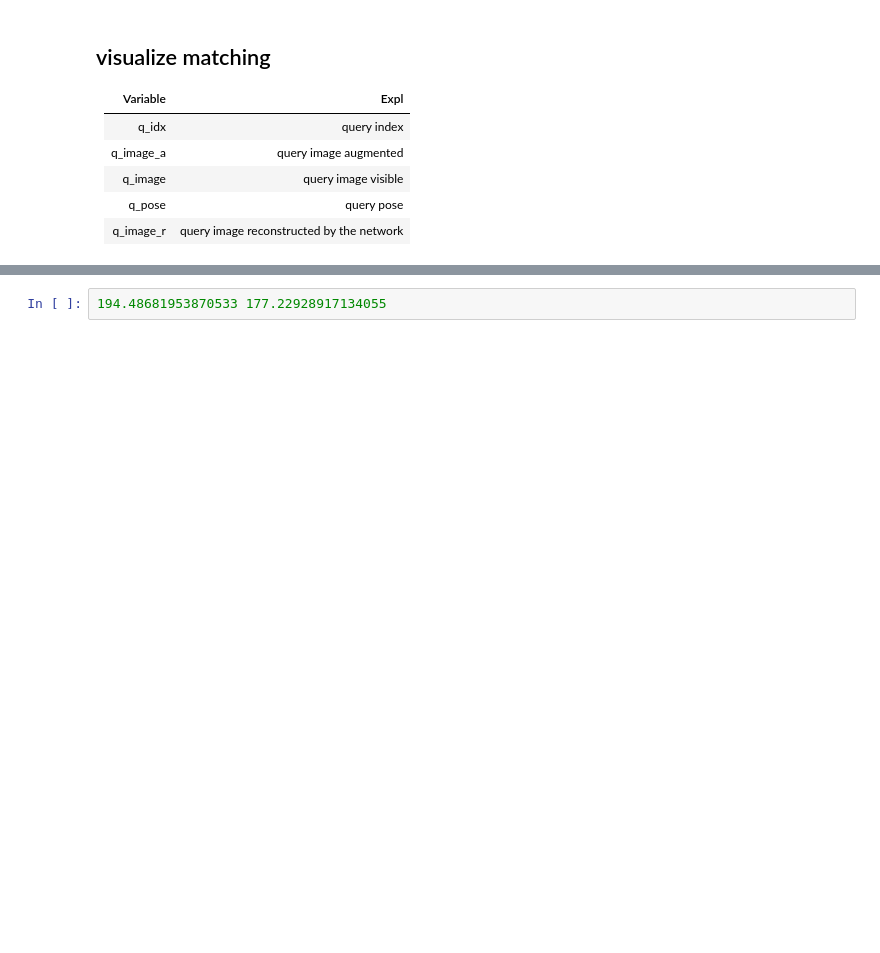
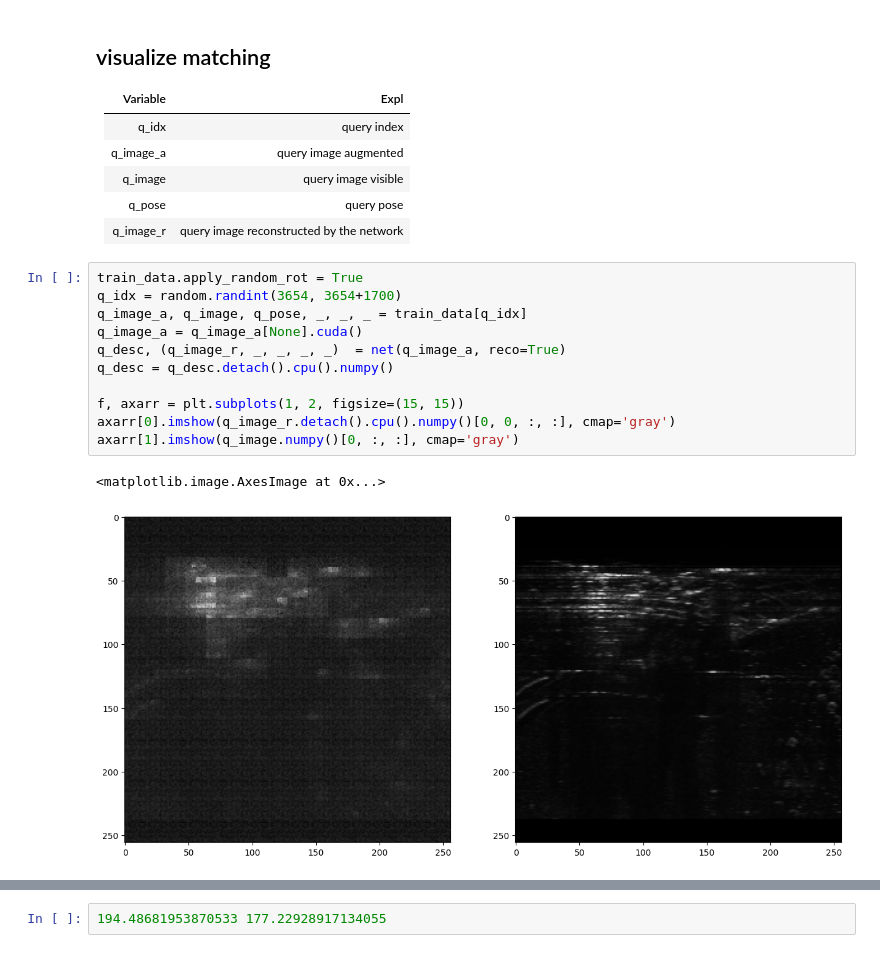
Before and after one commit to Bender97/SonarDescriptor-DF, a Jupyter notebook: SonarDescriptor_method-Copy1.ipynb, the cells around one changed output, grey strips where cells are left out. Drawn from its saved outputs; the diff is of its cells as text; blank space fills up the shorter version.

```diff
--- a/SonarDescriptor_method-Copy1.ipynb
+++ b/SonarDescriptor_method-Copy1.ipynb
@@ -1153,6 +1175,20 @@ localization error:  187.81046 meters
 | q_image    | query image visible    |
 | q_pose    | query pose    |
 | q_image_r    | query image reconstructed by the network    |
+# %%
+train_data.apply_random_rot = True
+q_idx = random.randint(3654, 3654+1700)
+q_image_a, q_image, q_pose, _, _, _ = train_data[q_idx]
+q_image_a = q_image_a[None].cuda()
+q_desc, (q_image_r, _, _, _, _)  = net(q_image_a, reco=True)
+q_desc = q_desc.detach().cpu().numpy()
+
+f, axarr = plt.subplots(1, 2, figsize=(15, 15))
+axarr[0].imshow(q_image_r.detach().cpu().numpy()[0, 0, :, :], cmap='gray')
+axarr[1].imshow(q_image.numpy()[0, :, :], cmap='gray')
+# %% [output]
+<matplotlib.image.AxesImage at 0x...>
+[figure, added]
 # %%
 ## Randomly select an "input index" from the validation dataset
 # query_idx = 497
```
Also changed, not shown: parts of 12 cells of this notebook.
